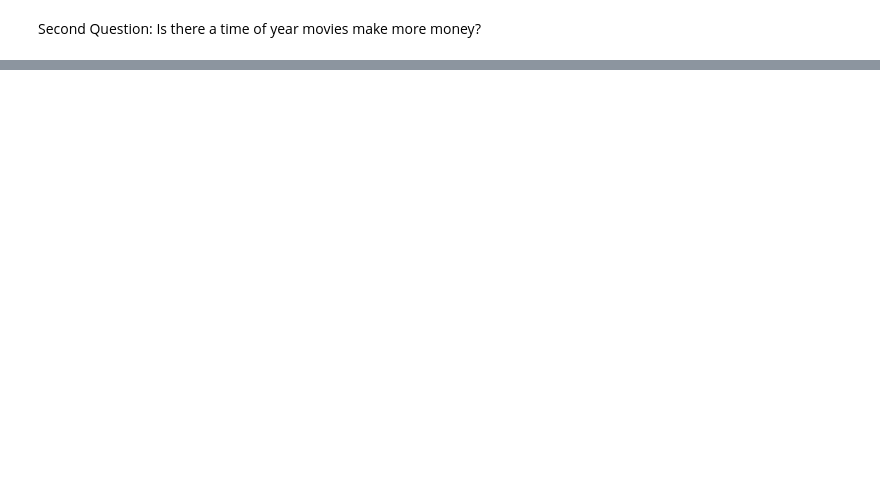
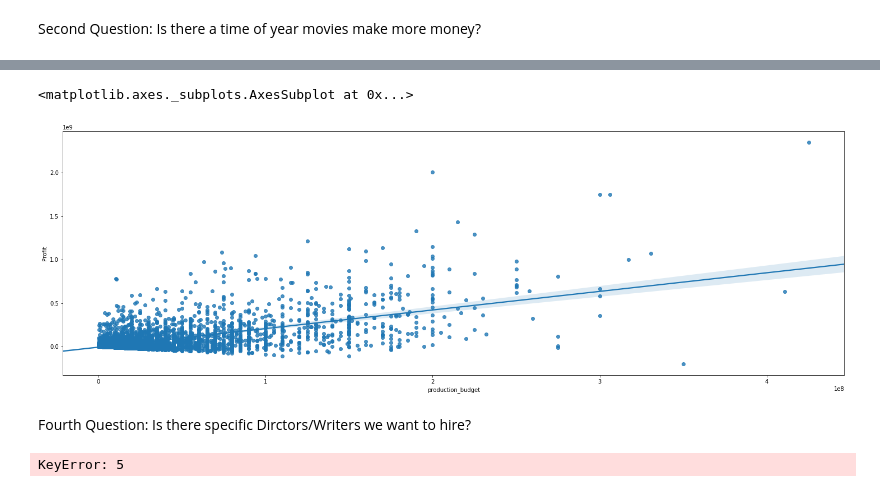
Before and after one commit to stevenkyle2013/Movie-Project, a Jupyter notebook: Data Cleaning.ipynb, the cells around one changed output, grey strips where cells are left out. Saved outputs shown, nothing was run; the diff lists cells and outputs as text; code cells hidden in the pictures; blank space fills up the shorter version.

```diff
--- a/Data Cleaning.ipynb
+++ b/Data Cleaning.ipynb
@@ -218,0 +247,28 @@ Second Question: Is there a time of year movies make more money?
+# %%
+fig4, ax4 = plt.subplots(figsize=(25,8))
+sns.regplot(x='production_budget',y='Profit',data=newtnm,ax=ax4,logx=False)
+
+#Look into getting regression line info
+#https://stackoverflow.com/questions/33490833/display-regression-equation-in-seaborn-regplot
+# %% [output]
+<matplotlib.axes._subplots.AxesSubplot at 0x...>
+[figure, added]
+# %% [markdown]
+Fourth Question: Is there specific Dirctors/Writers we want to hire?
+# %%
+#There is entries with no directors and no writers
+#Get rid of nans
+# testplot = []
+# plotdirector = []
+# plotratings = []
+# plotiterator = 0
+# for row in imdbMaster['Director_Names']:
+#     for name in row:
+#         plotdirector.append(name)
+#         plotratings.append(imdbMaster['averagerating'][plotiterator])
+#     plotiterator += 1
+
+fig5, ax5 = plt.subplots(figsize=(25,8))
+sns.barplot(x='runtime_minutes',y='averagerating',data=imdbMaster,ax=ax5)
+# %% [output]
+KeyError: 5
```
Also changed, not shown: parts of 13 cells of this notebook.
